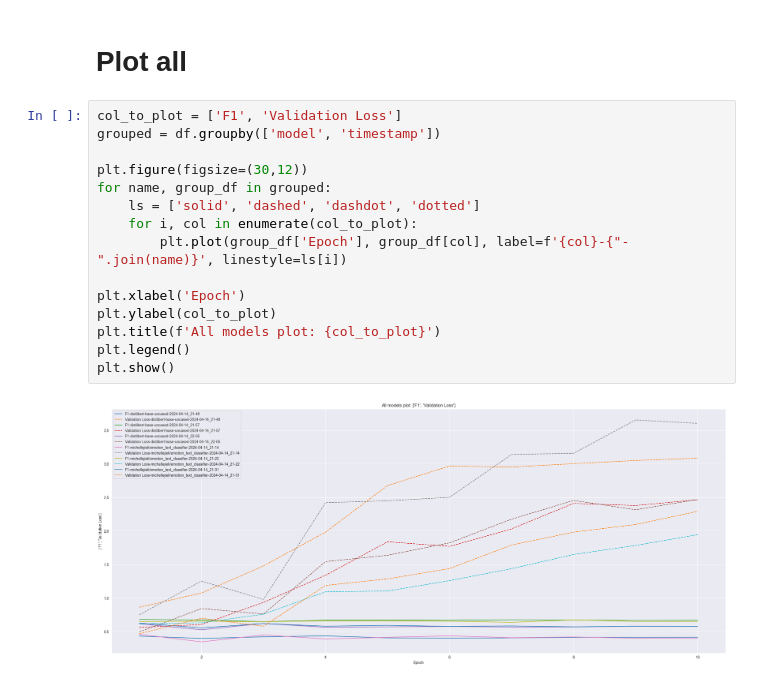
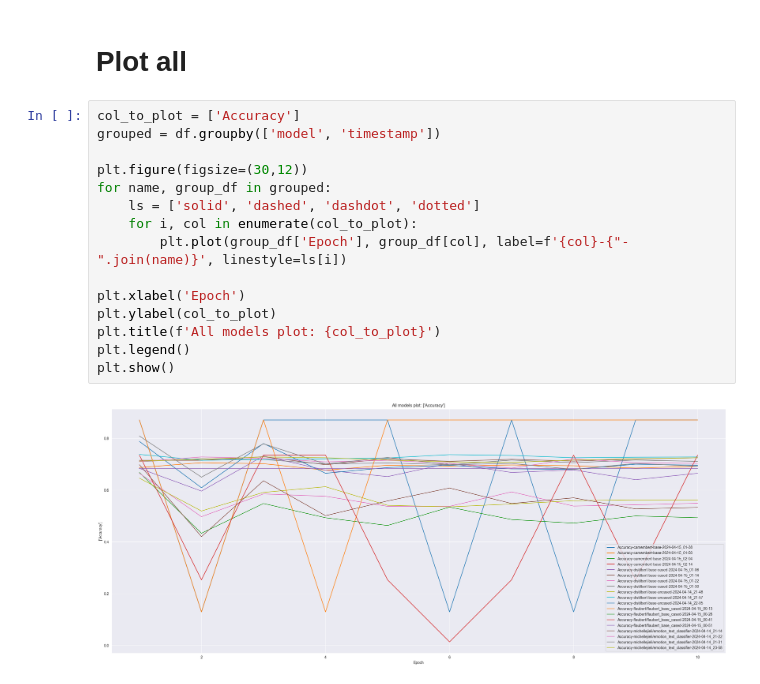
Before and after one commit to japarty/looptune, a Jupyter notebook: Plot from logs.ipynb, the cells around one changed output. Cells and saved outputs as stored; diff of their text form.

```diff
--- a/Plot from logs.ipynb
+++ b/Plot from logs.ipynb
@@ -78,19 +83,19 @@ plt.show()
 # %% [markdown]
 # Plot all
 # %%
-col_to_plot = ['F1', 'Validation Loss']
+col_to_plot = ['Accuracy']
 grouped = df.groupby(['model', 'timestamp'])
 
 plt.figure(figsize=(30,12))
 for name, group_df in grouped:
     ls = ['solid', 'dashed', 'dashdot', 'dotted']
     for i, col in enumerate(col_to_plot):
         plt.plot(group_df['Epoch'], group_df[col], label=f'{col}-{"-".join(name)}', linestyle=ls[i])
 
 plt.xlabel('Epoch')
 plt.ylabel(col_to_plot)
 plt.title(f'All models plot: {col_to_plot}')
 plt.legend()
 plt.show()
 # %% [output]
-[figure, old version]
+[figure, new version]
```
Also changed, not shown: parts of 3 cells of this notebook, 5 other files.
